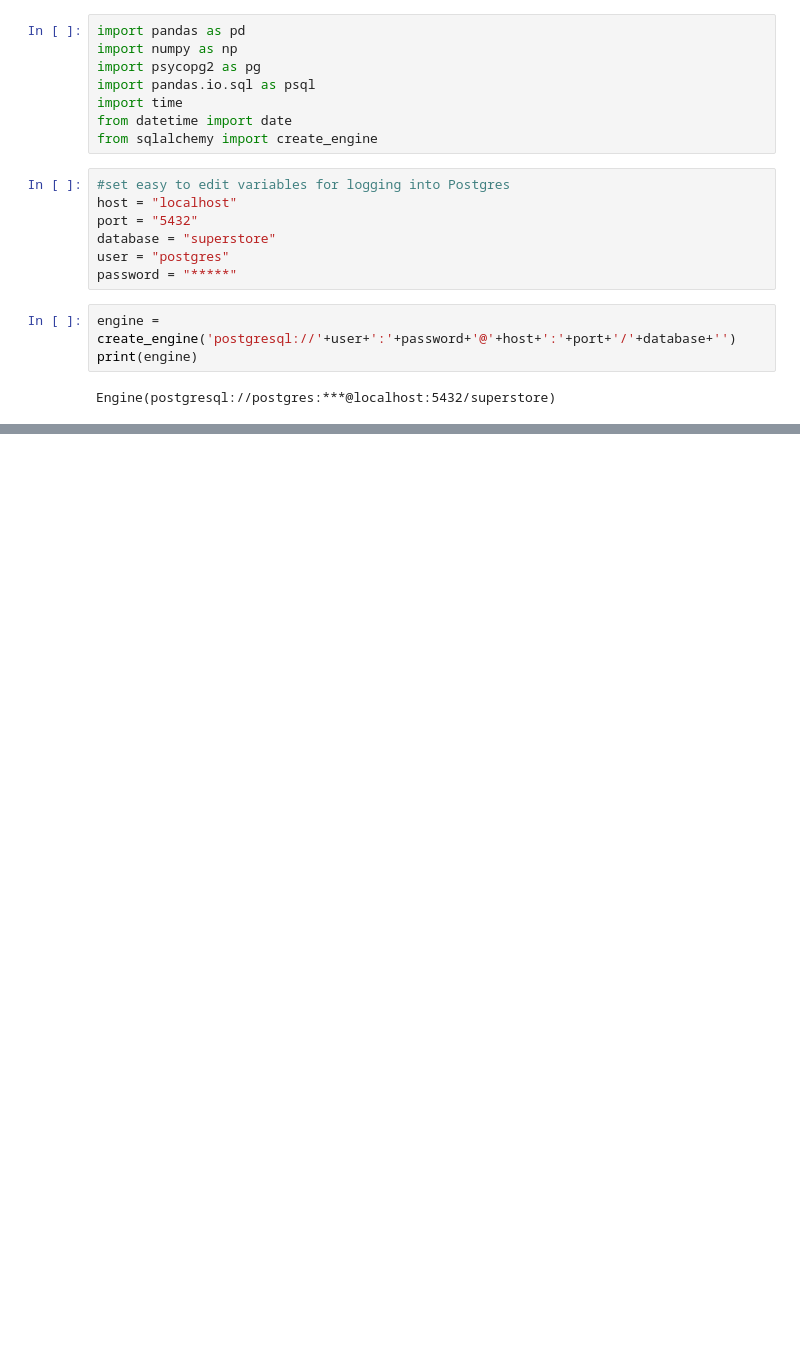
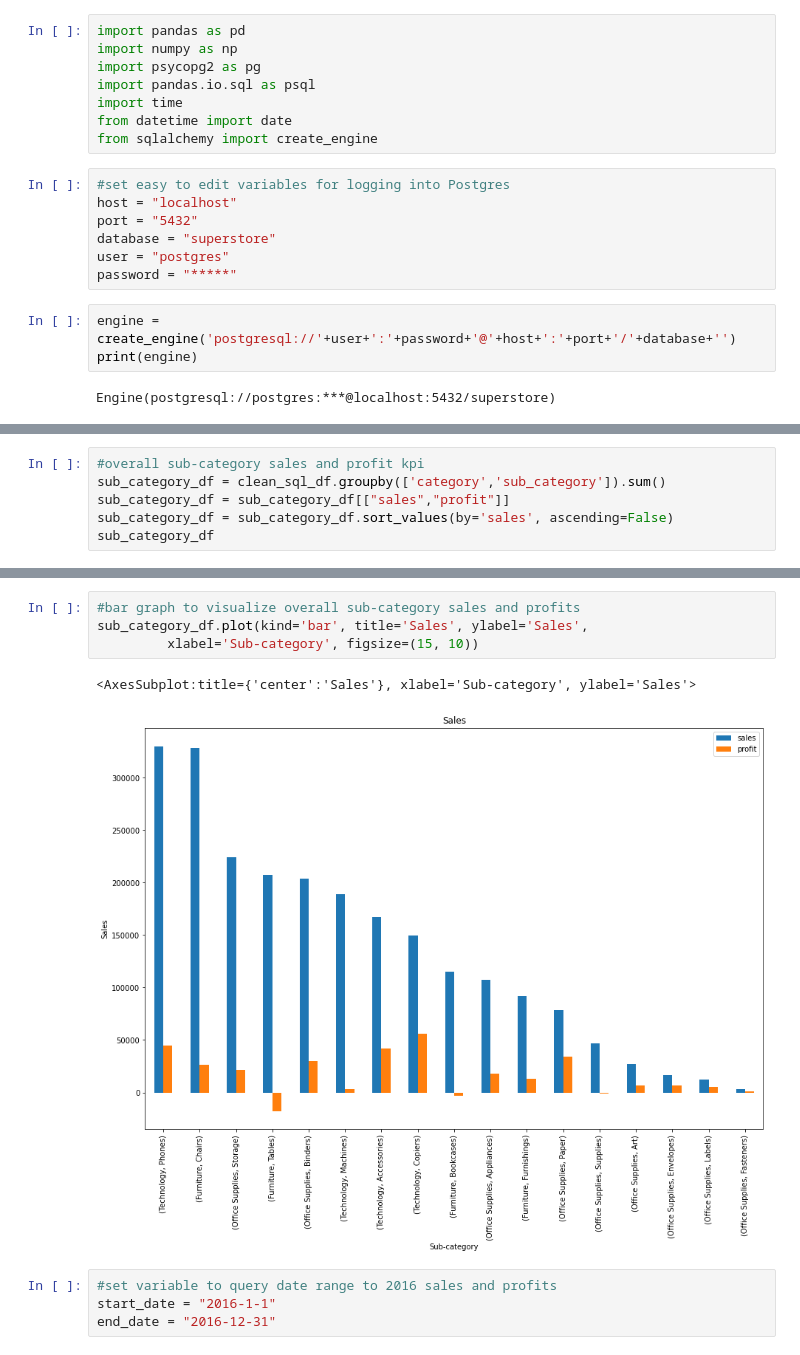
Before and after one commit to haodong191/superstore-project, a Jupyter notebook: superstore analysis with Postgres SQL connection.ipynb, the cells around one changed output, grey strips where cells are left out. Drawn from its saved outputs; the diff is of its cells as text; blank space fills up the shorter version.

```diff
--- a/superstore analysis with Postgres SQL connection.ipynb
+++ b/superstore analysis with Postgres SQL connection.ipynb
@@ -41,0 +53,6 @@ print(sql_df)
+# %%
+#overall sub-category sales and profit kpi
+sub_category_df = clean_sql_df.groupby(['category','sub_category']).sum()
+sub_category_df = sub_category_df[["sales","profit"]]
+sub_category_df = sub_category_df.sort_values(by='sales', ascending=False)
+sub_category_df
@@ -41,0 +79,11 @@ print(sql_df)
+# %%
+#bar graph to visualize overall sub-category sales and profits
+sub_category_df.plot(kind='bar', title='Sales', ylabel='Sales',
+         xlabel='Sub-category', figsize=(15, 10))
+# %% [output]
+<AxesSubplot:title={'center':'Sales'}, xlabel='Sub-category', ylabel='Sales'>
+[figure, added]
+# %%
+#set variable to query date range to 2016 sales and profits
+start_date = "2016-1-1"
+end_date = "2016-12-31"
```
Also changed, not shown: parts of 11 cells of this notebook.
